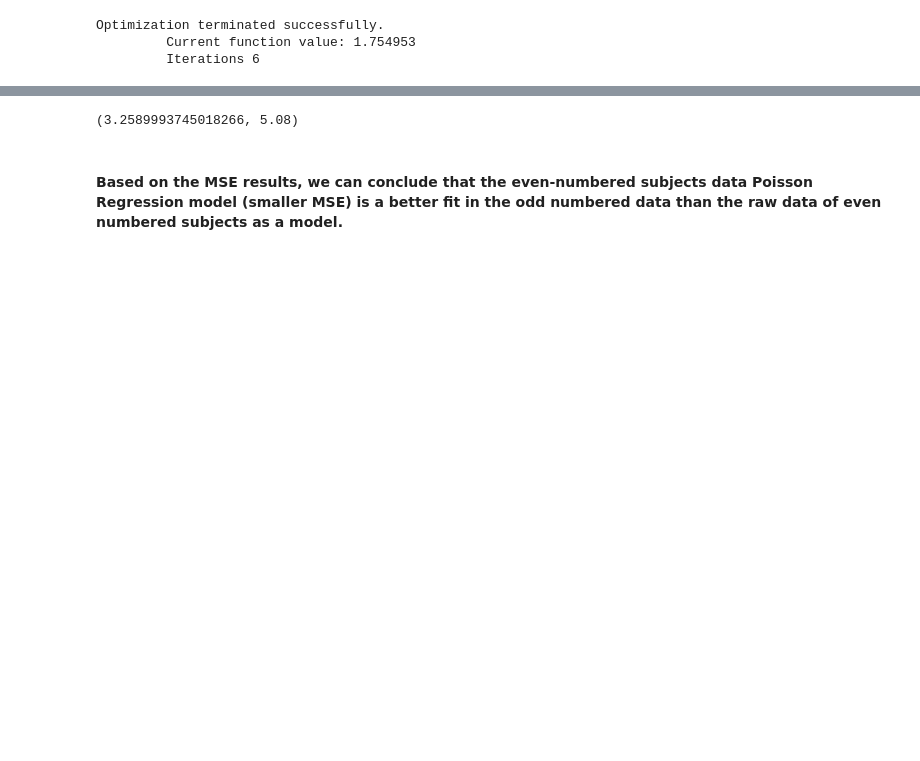
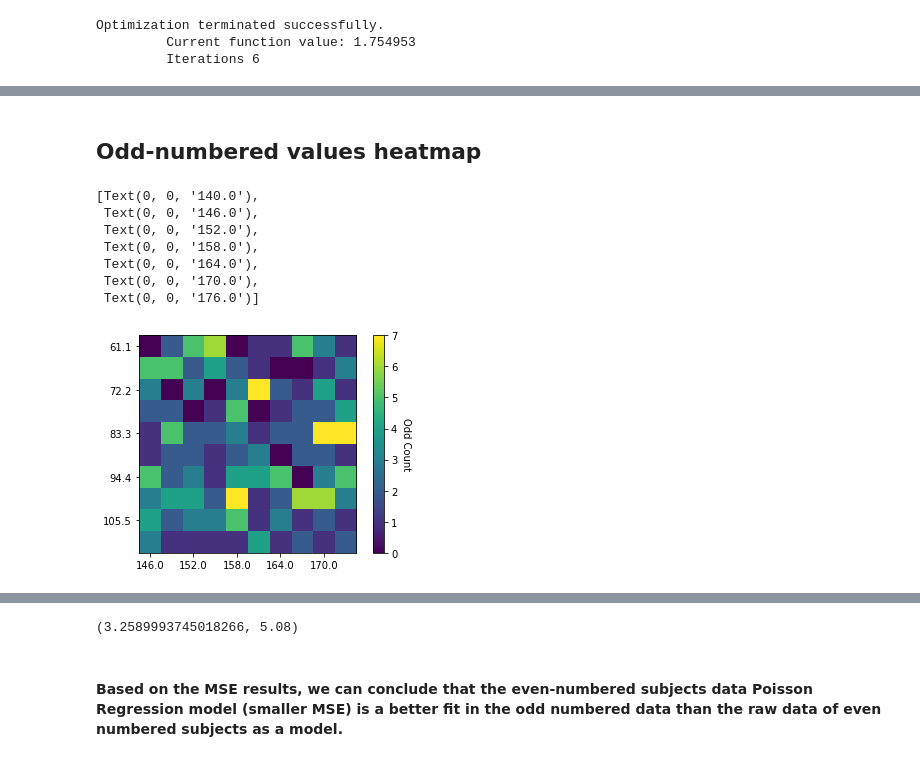
Before and after one commit to EiderDiaz/midterm_ds_is, a Jupyter notebook: final summer takehome/Problem #2 (Final-Term Exam).ipynb, the cells around one changed output, grey strips where cells are left out. Saved outputs shown, nothing was run; the diff lists cells and outputs as text; code cells hidden in the pictures; blank space fills up the shorter version.

```diff
--- a/final summer takehome/Problem #2 (Final-Term Exam).ipynb
+++ b/final summer takehome/Problem #2 (Final-Term Exam).ipynb
@@ -155,0 +311,28 @@ count_df
+# %%
+z_obs = np.array(count_df['Odd Counts'].values).reshape(10,10)
+z_evn = np.array(count_df['Even Counts'].values).reshape(10,10)
+z_vec = np.array(count_df['Odd Predicted (w/ Even model fit)'].values).reshape(10,10)
+x_vec = count_df.Height.unique()
+y_vec = count_df.Weight.unique()
+# %% [markdown]
+## Odd-numbered values heatmap
+# %%
+fig, ax    = plt.subplots()
+grid_image = ax.imshow(z_obs)
+
+# Create colorbar
+cbar = ax.figure.colorbar(grid_image, ax=ax)
+cbar.ax.set_ylabel('Odd Count', rotation=-90, va="bottom")
+
+# Set values
+ax.set_yticklabels(weight_bin_values)
+ax.set_xticklabels(height_bin_values)
+# %% [output]
+[Text(0, 0, '140.0'),
+ Text(0, 0, '146.0'),
+ Text(0, 0, '152.0'),
+ Text(0, 0, '158.0'),
+ Text(0, 0, '164.0'),
+ Text(0, 0, '170.0'),
+ Text(0, 0, '176.0')]
+[figure, added]
```
Also changed, not shown: parts of 24 cells of this notebook.
